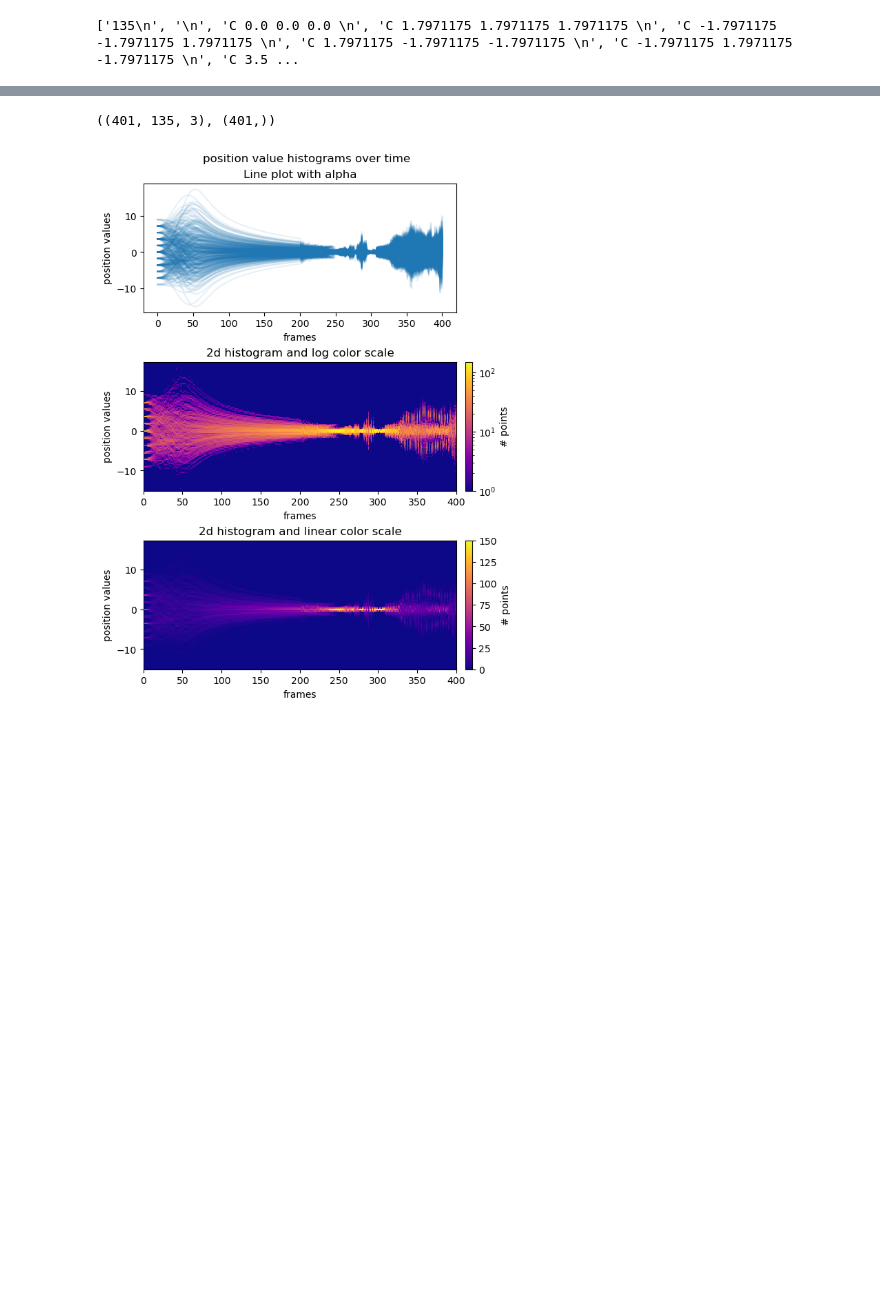
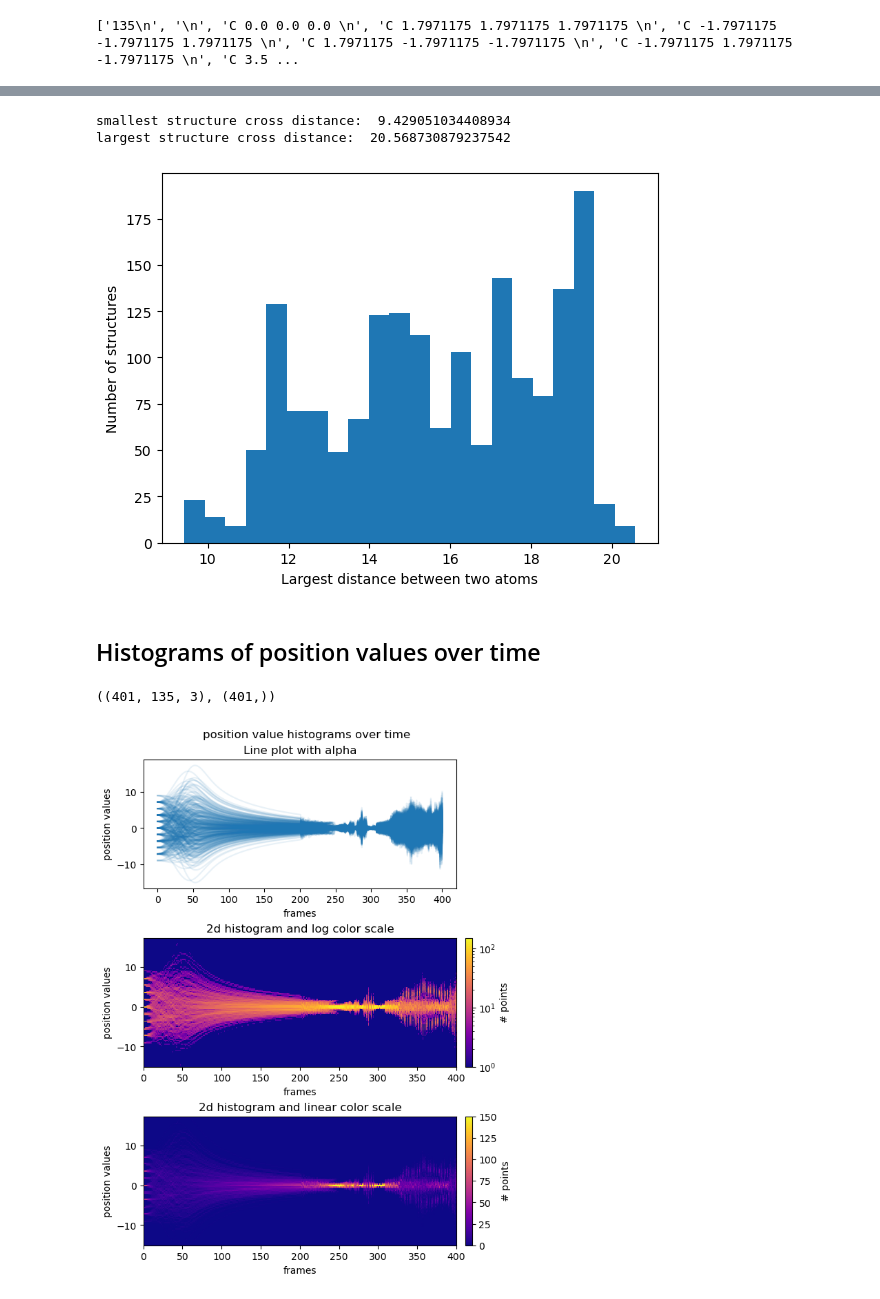
Before and after one commit to BaconBreaker/graph-diffusion-project, a Jupyter notebook: code/obsolete/data_exploration.ipynb, the cells around one changed output, grey strips where cells are left out. Cells and saved outputs as stored; diff of their text form; code cells hidden in the pictures; blank space fills up the shorter version.

Commit message:
first commit in a long time

```diff
--- a/code/obsolete/data_exploration.ipynb
+++ b/code/obsolete/data_exploration.ipynb
@@ -58,3 +124,24 @@ print(lines)
+# %%
+# plot a histogram of the largest distance between two atoms in each structure.
+# The x label is "Largest distance between two atoms"
+# The y label is "Number of structures"
+# The title is "Histogram of the largest distance between two atoms in each structure"
+# Let the number of bins be the ceil of the largest distance minus the smallest distance.
+sm_dist, lg_dist = np.floor(largest_distances.min()), np.ceil(largest_distances.max())
+print("smallest structure cross distance: ", largest_distances.min())
+print("largest structure cross distance: ", largest_distances.max())
+n_bins = int(lg_dist - sm_dist) * 2
+plt.hist(largest_distances, bins=22)
+plt.xlabel("Largest distance between two atoms")
+plt.ylabel("Number of structures")
+# plt.title("Histogram of the largest distance between two atoms in each structure")
+plt.show()
+# %% [output]
+smallest structure cross distance:  9.429051034408934
+largest structure cross distance:  20.568730879237542
+[figure, added]
+# %% [markdown]
+## Histograms of position values over time
 # %%
 n_samples = len(lines) // 137
 mols = []
```
Also changed, not shown: parts of 10 cells of this notebook, 4 other files.
